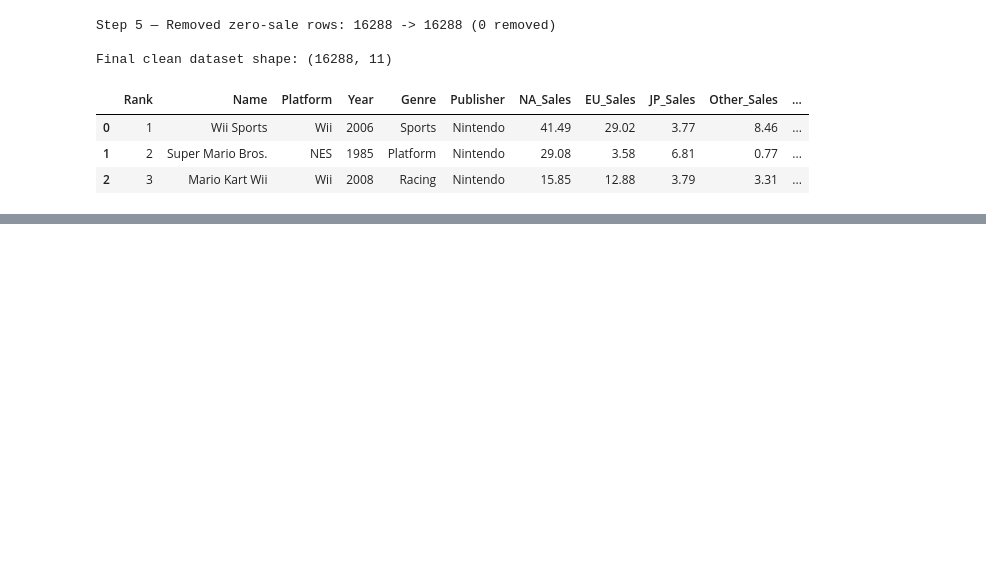
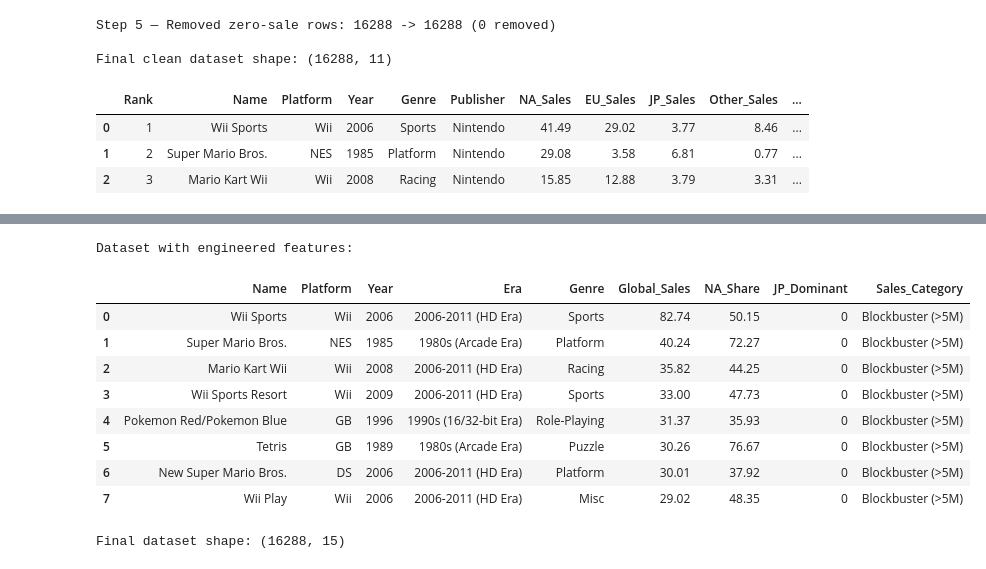
Before and after one commit to MIHMahmudEli/Video-Game-Sales-Market-Analysis-Drivers-of-Commercial-Success, a Jupyter notebook: Video_Game_Sales_Analysis.ipynb, the cells around one changed output, grey strips where cells are left out. Saved outputs shown, nothing was run; the diff lists cells and outputs as text; code cells hidden in the pictures; blank space fills up the shorter version.

```diff
--- a/Video_Game_Sales_Analysis.ipynb
+++ b/Video_Game_Sales_Analysis.ipynb
@@ -209,0 +212,13 @@ Final clean dataset shape: (16288, 11)
+# %%
+# Feature 1: Era — group years into gaming generations
+# Justification: Decades/eras capture hardware generation context better than raw years.
+def assign_era(year):
+    if year < 1990:   return "1980s (Arcade Era)"
+    elif year < 2000: return "1990s (16/32-bit Era)"
+    elif year < 2006: return "2000s Early (PS2/Xbox)"
+    elif year < 2012: return "2006-2011 (HD Era)"
+    else:             return "2012-2016 (Modern)"
+
+df["Era"] = df["Year"].apply(assign_era)
+print("Feature 1 — Era distribution:")
+print(df["Era"].value_counts())
@@ -209,0 +234,6 @@ Final clean dataset shape: (16288, 11)
+# %%
+# Feature 2: JP_Dominance_Flag — games where Japan outsells North America
+# Justification: Identifies culturally Japan-specific hits (RPGs, fighting games).
+df["JP_Dominant"] = (df["JP_Sales"] > df["NA_Sales"]).astype(int)
+jp_dom_count = df["JP_Dominant"].sum()
+print(f"Feature 2 — JP-dominant titles: {jp_dom_count} ({jp_dom_count/len(df)*100:.1f}% of all games)")
@@ -209,0 +242,10 @@ Final clean dataset shape: (16288, 11)
+# %%
+# Feature 3: NA_Share — fraction of global sales from North America (NumPy)
+# Justification: Measures NA market dependence; useful for regional comparison analysis.
+df["NA_Share"] = np.where(
+    df["Global_Sales"] > 0,
+    (df["NA_Sales"] / df["Global_Sales"] * 100).round(2),
+    0.0
+)
+print("Feature 3 — NA_Share stats:")
+print(df["NA_Share"].describe().round(2))
@@ -209,0 +263,9 @@ Final clean dataset shape: (16288, 11)
+# %%
+# Feature 4: Sales_Category — bin Global_Sales into tiers
+# Justification: Enables categorical comparison (blockbuster vs niche titles).
+bins   = [0, 0.1, 0.5, 1, 5, df["Global_Sales"].max() + 1]
+labels = ["Micro (<0.1M)", "Niche (0.1-0.5M)", "Moderate (0.5-1M)",
+          "Hit (1-5M)", "Blockbuster (>5M)"]
+df["Sales_Category"] = pd.cut(df["Global_Sales"], bins=bins, labels=labels)
+print("Feature 4 — Sales Category distribution:")
+print(df["Sales_Category"].value_counts().sort_index())
@@ -209,0 +281,18 @@ Final clean dataset shape: (16288, 11)
+# %%
+# Preview engineered features
+print("Dataset with engineered features:")
+display(df[["Name","Platform","Year","Era","Genre",
+            "Global_Sales","NA_Share","JP_Dominant","Sales_Category"]].head(8))
+print(f"\nFinal dataset shape: {df.shape}")
+# %% [output]
+Dataset with engineered features:
+|  | Name | Platform | Year | Era | Genre | Global_Sales | NA_Share | JP_Dominant | Sales_Category |
+| 0 | Wii Sports | Wii | 2006 | 2006-2011 (HD Era) | Sports | 82.74 | 50.15 | 0 | Blockbuster (>5M) |
+| 1 | Super Mario Bros. | NES | 1985 | 1980s (Arcade Era) | Platform | 40.24 | 72.27 | 0 | Blockbuster (>5M) |
+| 2 | Mario Kart Wii | Wii | 2008 | 2006-2011 (HD Era) | Racing | 35.82 | 44.25 | 0 | Blockbuster (>5M) |
+| 3 | Wii Sports Resort | Wii | 2009 | 2006-2011 (HD Era) | Sports | 33.00 | 47.73 | 0 | Blockbuster (>5M) |
+| 4 | Pokemon Red/Pokemon Blue | GB | 1996 | 1990s (16/32-bit Era) | Role-Playing | 31.37 | 35.93 | 0 | Blockbuster (>5M) |
+| 5 | Tetris | GB | 1989 | 1980s (Arcade Era) | Puzzle | 30.26 | 76.67 | 0 | Blockbuster (>5M) |
+| 6 | New Super Mario Bros. | DS | 2006 | 2006-2011 (HD Era) | Platform | 30.01 | 37.92 | 0 | Blockbuster (>5M) |
+| 7 | Wii Play | Wii | 2006 | 2006-2011 (HD Era) | Misc | 29.02 | 48.35 | 0 | Blockbuster (>5M) |
+Final dataset shape: (16288, 15)
```
Also changed, not shown: parts of 6 cells of this notebook.
